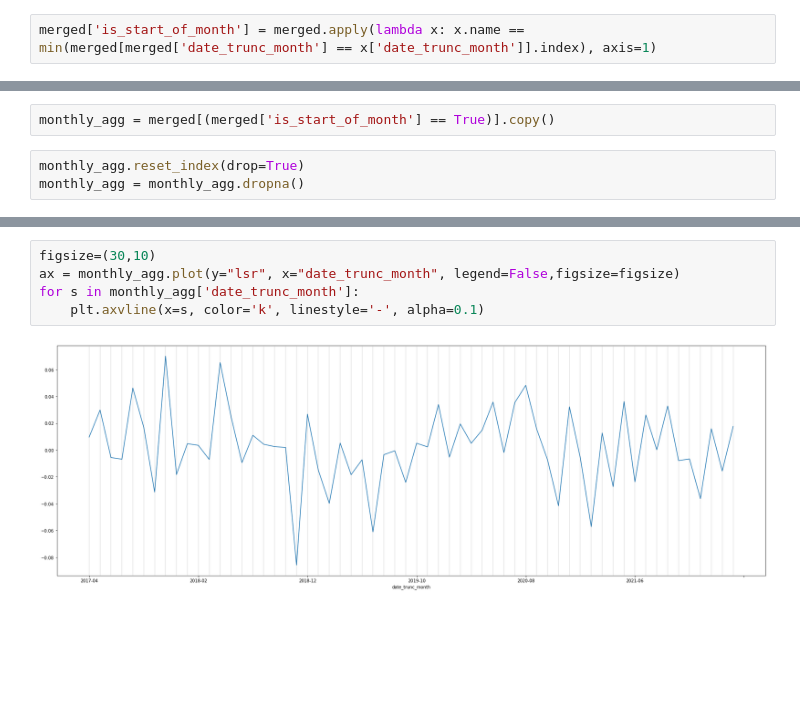
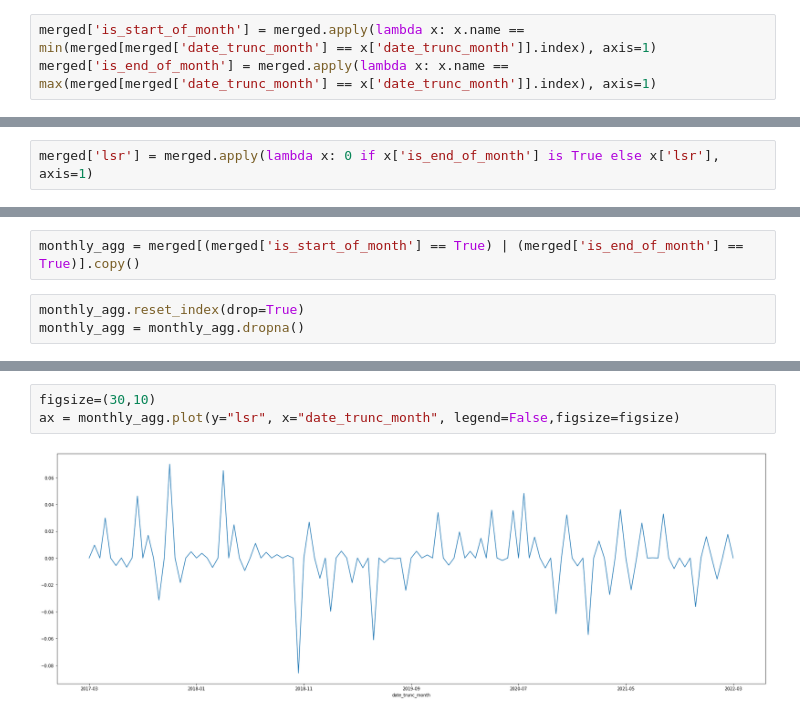
Before and after one commit to snowr/statarb_rw, a Jupyter notebook: pairs_trading.ipynb, the cells around one changed output, grey strips where cells are left out. Saved outputs shown, nothing was run; the diff lists cells and outputs as text; blank space fills up the shorter version.

```diff
--- a/pairs_trading.ipynb
+++ b/pairs_trading.ipynb
@@ -117,6 +117,7 @@ merged['date_trunc_month']
 Name: date_trunc_month, Length: 2459, dtype: object
 # %%
 merged['is_start_of_month'] = merged.apply(lambda x: x.name == min(merged[merged['date_trunc_month'] == x['date_trunc_month']].index), axis=1)
+merged['is_end_of_month'] = merged.apply(lambda x: x.name == max(merged[merged['date_trunc_month'] == x['date_trunc_month']].index), axis=1)
 # %%
 merged[merged['is_start_of_month'] == True]
 # %% [output]
@@ -169,0 +171,2 @@ merged[(merged['is_start_of_month'] == True)][['date_trunc_month','lsr']].plot()
+# %%
+merged['lsr'] = merged.apply(lambda x: 0 if x['is_end_of_month'] is True else x['lsr'], axis=1)
@@ -170,5 +189,5 @@ merged[(merged['is_start_of_month'] == True)][['date_trunc_month','lsr']].plot()
 # %%
-monthly_agg = merged[(merged['is_start_of_month'] == True)].copy()
+monthly_agg = merged[(merged['is_start_of_month'] == True) | (merged['is_end_of_month'] == True)].copy()
 # %%
 monthly_agg.reset_index(drop=True)
 monthly_agg = monthly_agg.dropna()
@@ -175,7 +210,5 @@ monthly_agg = monthly_agg.dropna()
 # %%
 figsize=(30,10)
 ax = monthly_agg.plot(y="lsr", x="date_trunc_month", legend=False,figsize=figsize)
-for s in monthly_agg['date_trunc_month']:
-    plt.axvline(x=s, color='k', linestyle='-', alpha=0.1)
 # %% [output]
-[figure, old version]
+[figure, new version]
```
Also changed, not shown: parts of 4 cells of this notebook.
